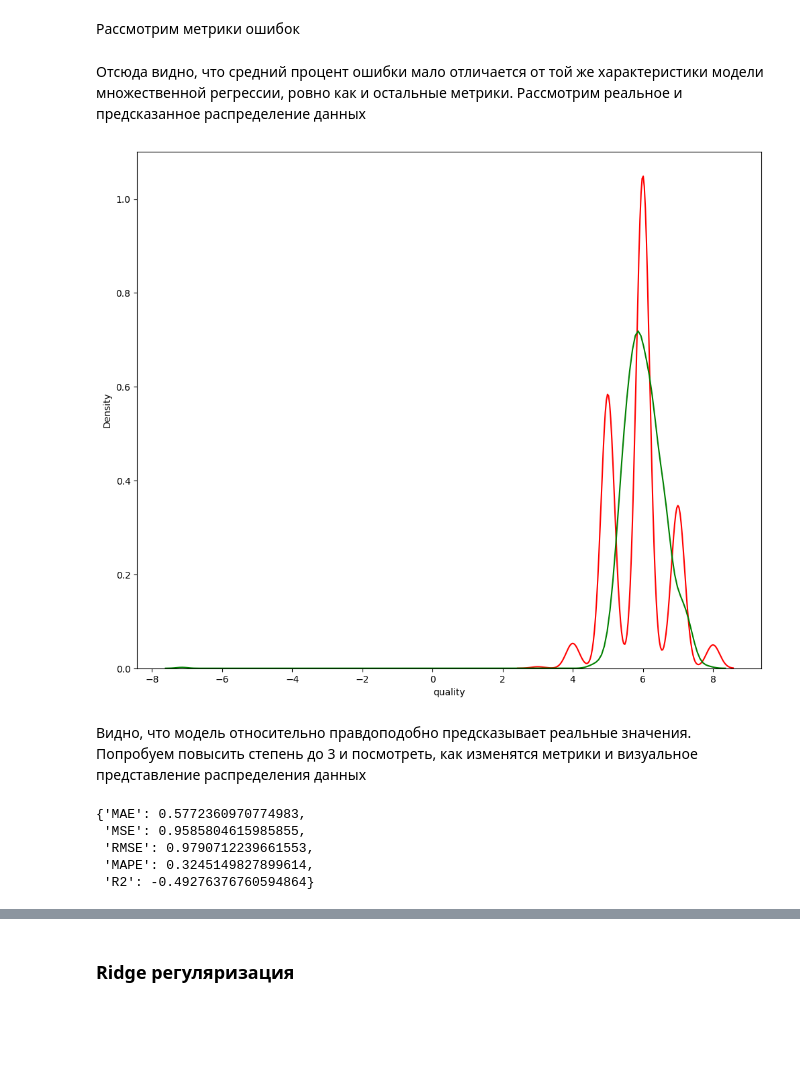
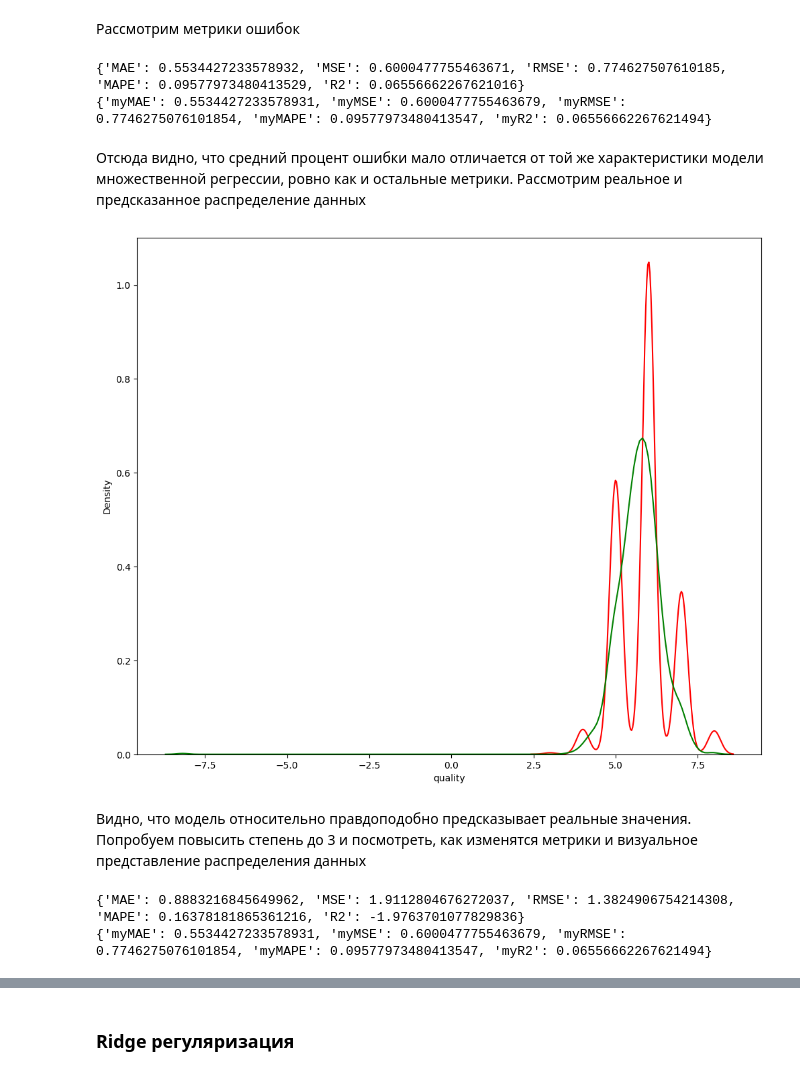
Before and after one commit to Kirillex22/Machine-Learning, a Jupyter notebook: notebooks/Lab3.ipynb, the cells around one changed output, grey strips where cells are left out. Saved outputs shown, nothing was run; the diff lists cells and outputs as text; code cells hidden in the pictures; blank space fills up the shorter version.

```diff
--- a/notebooks/Lab3.ipynb
+++ b/notebooks/Lab3.ipynb
@@ -55,6 +62,7 @@ data_white
 Объединим два датасета с красным и белым винами в единый (с учетом одинаковой структуры) для удобства дальнейшей работы
 # %%
 data = pd.concat([data_red, data_white])
+data.reset_index(inplace = True)
 # %%
 data.info()
 # %% [output]
@@ -149,8 +166,23 @@ def show_errors(y_test, y_pred):
     MAE = mean_absolute_error(y_test, y_pred)
     MSE = mean_squared_error(y_test, y_pred)
     RMSE = sqrt(mean_squared_error(y_test, y_pred))
-    MAPE = sqrt(mean_absolute_percentage_error(y_test, y_pred))
+    MAPE = mean_absolute_percentage_error(y_test, y_pred)
     R2 = r2_score(y_test, y_pred)
 
     return {'MAE' : MAE, 'MSE' : MSE, 'RMSE' : RMSE, 'MAPE': MAPE, 'R2' : R2}
+
+def show_my_errors(y_test, y_pred):
+    MAE = mean_abs_err(y_test, y_pred)
+    MSE = mean_squared_err(y_test, y_pred)
+    RMSE = root_mse(y_test, y_pred)
+    MAPE = mean_abs_perc_err(y_test, y_pred)
+    R2 = r_squared(y_test, y_pred)
+
+    return {'myMAE' : MAE, 'myMSE' : MSE, 'myRMSE' : RMSE, 'myMAPE': MAPE, 'myR2' : R2}
+
+def show_displacing(y_test, y_pred):
+    plt.figure(figsize=(12,10))
+    ax2 = sns.distplot(y_test, hist=False, color='Red', label='Actual values')
+    sns.distplot(y_pred, hist=False, color='Green', label='Predicted values')
+    plt.show()
 # %% [markdown]
@@ -405,15 +504,17 @@ y_pred = pipe.predict(X_test)
 Рассмотрим метрики ошибок
 # %%
 ppl_def = show_errors(y_test, y_pred)
+print(ppl_def)
+print(show_my_errors(y_test.values, y_pred))
+# %% [output]
+{'MAE': 0.5534427233578932, 'MSE': 0.6000477755463671, 'RMSE': 0.774627507610185, 'MAPE': 0.09577973480413529, 'R2': 0.06556662267621016}
+{'myMAE': 0.5534427233578931, 'myMSE': 0.6000477755463679, 'myRMSE': 0.7746275076101854, 'myMAPE': 0.09577973480413547, 'myR2': 0.06556662267621494}
 # %% [markdown]
 Отсюда видно, что средний процент ошибки мало отличается от той же характеристики модели множественной регрессии, ровно как и остальные метрики. Рассмотрим реальное и предсказанное распределение данных
 # %%
-plt.figure(figsize=(12,10))
-ax2 = sns.distplot(y_test, hist=False, color='Red', label='Actual values')
-sns.distplot(y_pred, hist=False, color='Green', label='Predicted values')
-plt.show()
+show_displacing(y_test, y_pred)
 # %% [output]
-[figure, old version]
+[figure, new version]
 # %% [markdown]
 Видно, что модель относительно правдоподобно предсказывает реальные значения. Попробуем повысить степень до 3 и посмотреть, как изменятся метрики и визуальное представление распределения данных
 # %%
@@ -422,11 +523,9 @@ pipe1 = Pipeline(Input1)
 pipe1.fit(X_train, y_train)
 y_pred1 = pipe1.predict(X_test)
 
-show_errors(y_test, y_pred1)
+print(show_errors(y_test, y_pred1))
+print(show_my_errors(y_test.values, y_pred))
 # %% [output]
-{'MAE': 0.5772360970774983,
- 'MSE': 0.9585804615985855,
- 'RMSE': 0.9790712239661553,
- 'MAPE': 0.3245149827899614,
- 'R2': -0.49276376760594864}
+{'MAE': 0.8883216845649962, 'MSE': 1.9112804676272037, 'RMSE': 1.3824906754214308, 'MAPE': 0.16378181865361216, 'R2': -1.9763701077829836}
+{'myMAE': 0.5534427233578931, 'myMSE': 0.6000477755463679, 'myRMSE': 0.7746275076101854, 'myMAPE': 0.09577973480413547, 'myR2': 0.06556662267621494}
 # %%
```
Also changed, not shown: parts of 62 cells of this notebook, 1 other file.
